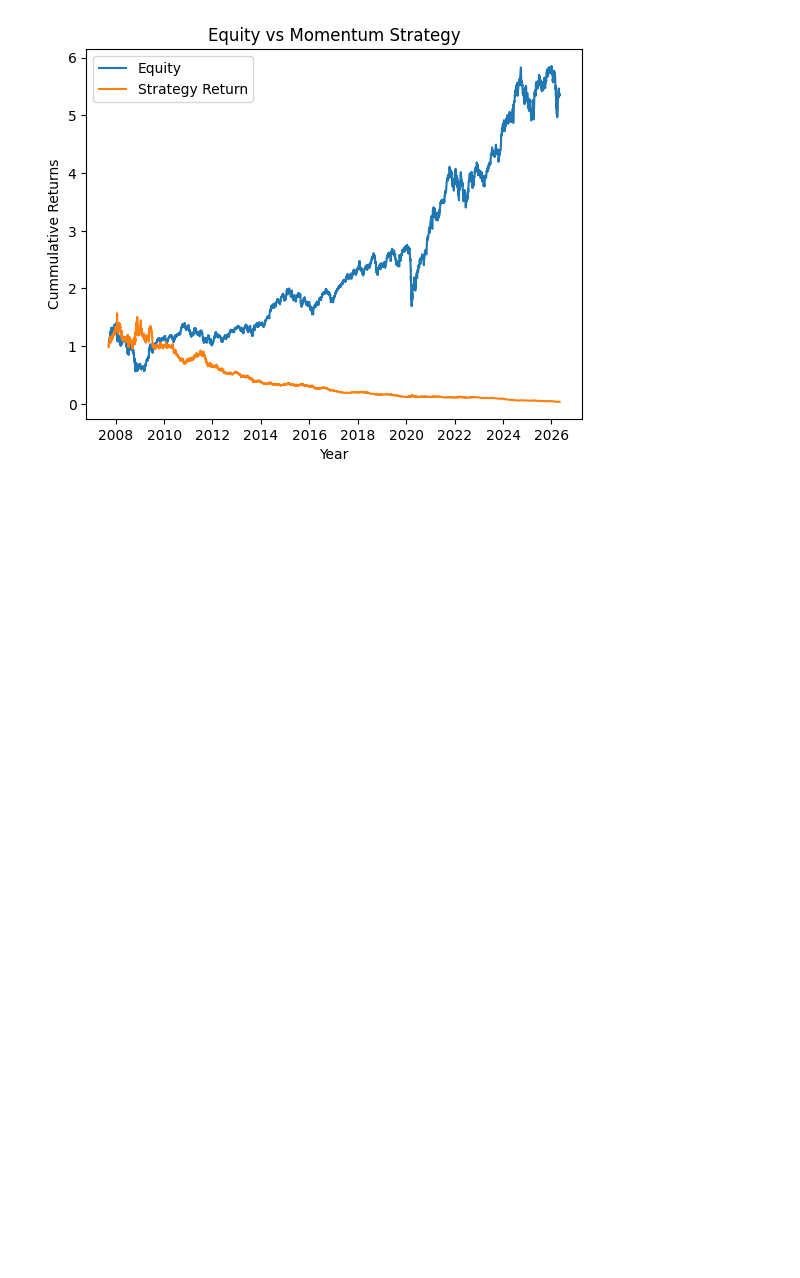
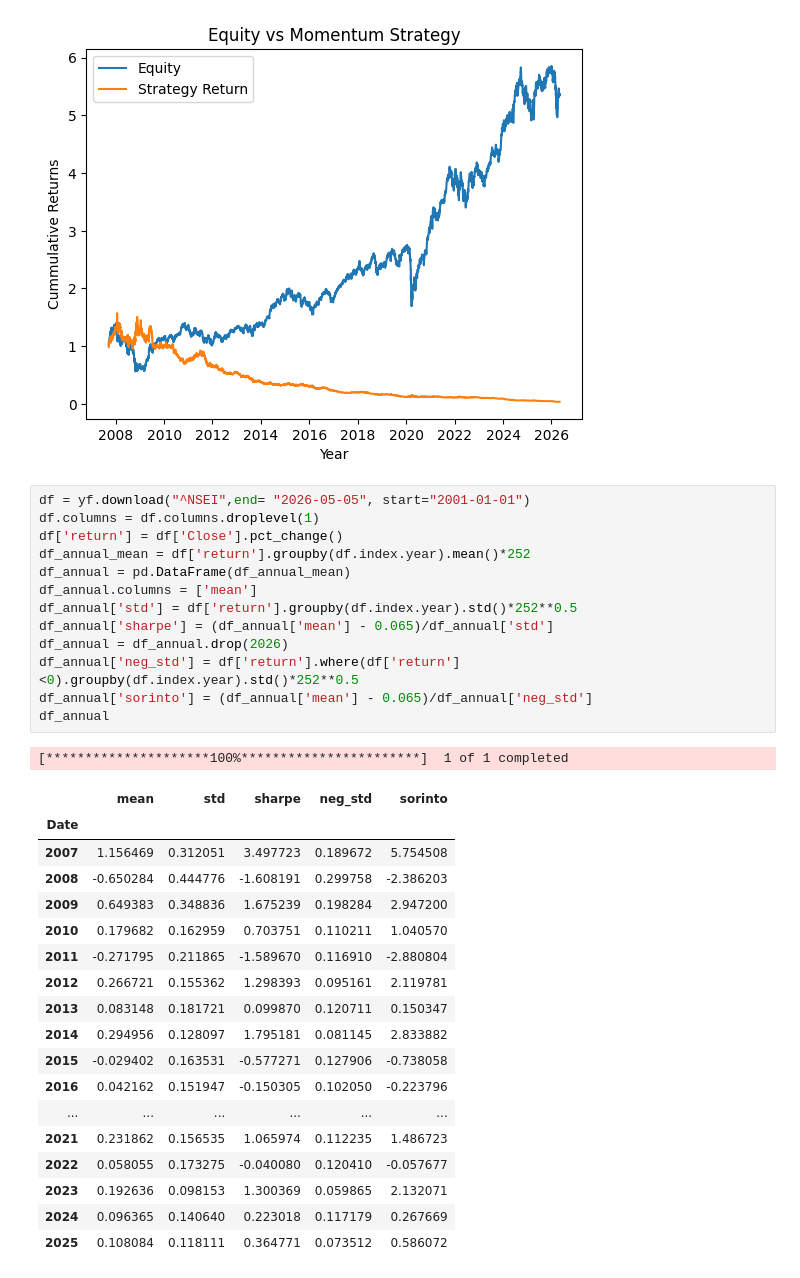
Before and after one commit to varungarg983/quant-trading-research, a Jupyter notebook: nifty_research.ipynb, the cells around one changed output. Saved outputs shown, nothing was run; the diff lists cells and outputs as text; blank space fills up the shorter version.

```diff
--- a/nifty_research.ipynb
+++ b/nifty_research.ipynb
@@ -288,3 +288,36 @@ plt.legend()
 plt.show()
 # %% [output]
 [figure]
+# %%
+df = yf.download("^NSEI",end= "2026-05-05", start="2001-01-01")
+df.columns = df.columns.droplevel(1)
+df['return'] = df['Close'].pct_change()
+df_annual_mean = df['return'].groupby(df.index.year).mean()*252
+df_annual = pd.DataFrame(df_annual_mean)
+df_annual.columns = ['mean']
+df_annual['std'] = df['return'].groupby(df.index.year).std()*252**0.5
+df_annual['sharpe'] = (df_annual['mean'] - 0.065)/df_annual['std']
+df_annual = df_annual.drop(2026)
+df_annual['neg_std'] = df['return'].where(df['return']<0).groupby(df.index.year).std()*252**0.5
+df_annual['sorinto'] = (df_annual['mean'] - 0.065)/df_annual['neg_std']
+df_annual
+# %% [output]
+[*********************100%***********************]  1 of 1 completed
+|  | mean | std | sharpe | neg_std | sorinto |
+| Date |  |  |  |  |  |
+| 2007 | 1.156469 | 0.312051 | 3.497723 | 0.189672 | 5.754508 |
+| 2008 | -0.650284 | 0.444776 | -1.608191 | 0.299758 | -2.386203 |
+| 2009 | 0.649383 | 0.348836 | 1.675239 | 0.198284 | 2.947200 |
+| 2010 | 0.179682 | 0.162959 | 0.703751 | 0.110211 | 1.040570 |
+| 2011 | -0.271795 | 0.211865 | -1.589670 | 0.116910 | -2.880804 |
+| 2012 | 0.266721 | 0.155362 | 1.298393 | 0.095161 | 2.119781 |
+| 2013 | 0.083148 | 0.181721 | 0.099870 | 0.120711 | 0.150347 |
+| 2014 | 0.294956 | 0.128097 | 1.795181 | 0.081145 | 2.833882 |
+| 2015 | -0.029402 | 0.163531 | -0.577271 | 0.127906 | -0.738058 |
+| 2016 | 0.042162 | 0.151947 | -0.150305 | 0.102050 | -0.223796 |
+| ... | ... | ... | ... | ... | ... |
+| 2021 | 0.231862 | 0.156535 | 1.065974 | 0.112235 | 1.486723 |
+| 2022 | 0.058055 | 0.173275 | -0.040080 | 0.120410 | -0.057677 |
+| 2023 | 0.192636 | 0.098153 | 1.300369 | 0.059865 | 2.132071 |
+| 2024 | 0.096365 | 0.140640 | 0.223018 | 0.117179 | 0.267669 |
+| 2025 | 0.108084 | 0.118111 | 0.364771 | 0.073512 | 0.586072 |
```
Also changed, not shown: parts of 11 cells of this notebook, 4 other files.
